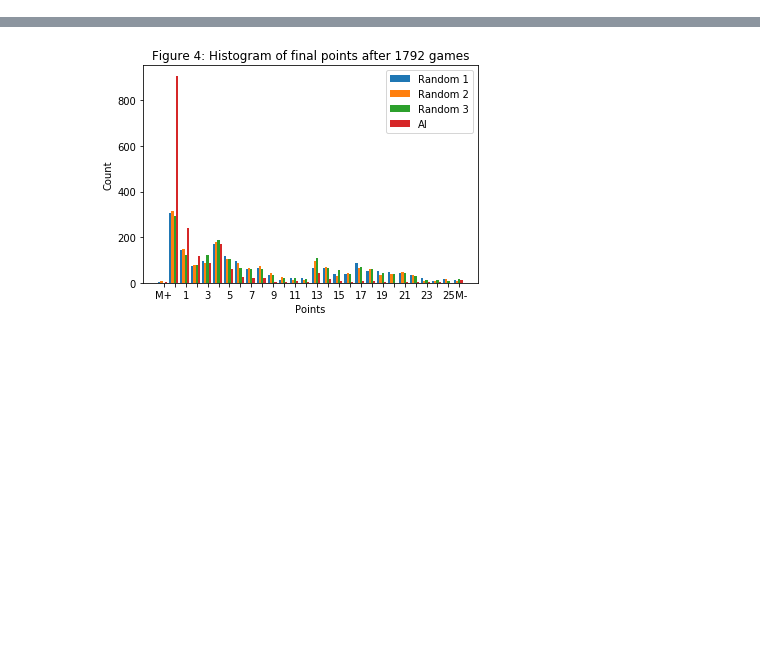
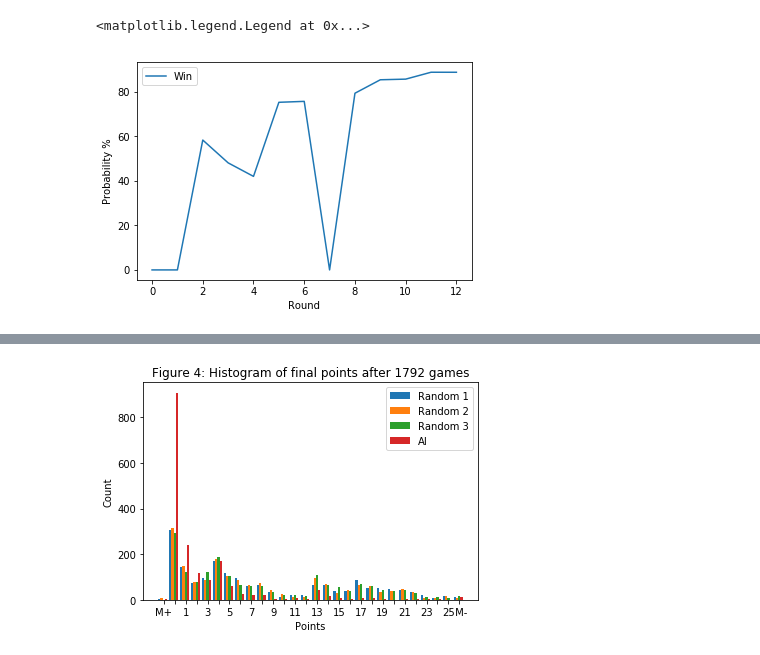
Before and after one commit to adamp87/MCTS, a Jupyter notebook: tools/visualization.ipynb, the cells around one changed output, grey strips where cells are left out. Drawn from its saved outputs; the diff is of its cells as text; code cells hidden in the pictures; blank space fills up the shorter version.

Commit message:
update visualization script, add sample tree

```diff
--- a/tools/visualization.ipynb
+++ b/tools/visualization.ipynb
@@ -118,5 +100,17 @@ graph*cardLabels
 #renderer.save(graph*cardLabels, '../doc/tree.png')
 # %% [output]
 [interactive output not drawn]
+# %%
+selected_idx = np.bitwise_and(data[:]['Select'] == 1, np.bitwise_and(data[:]['Opponent'] == 0, data[:]['Branch'] == 0))
+selected_nodes = data[selected_idx]['ID']
+selected_wins = data[selected_idx]['Win']
+
+plt.plot(selected_wins*100, label='Win')
+plt.xlabel('Round')
+plt.ylabel('Probability %')
+plt.legend()
+# %% [output]
+<matplotlib.legend.Legend at 0x...>
+[figure, added]
 # %%
 # plot probability where current player selects cards
```
Also changed, not shown: parts of 8 cells of this notebook, 2 other files.
